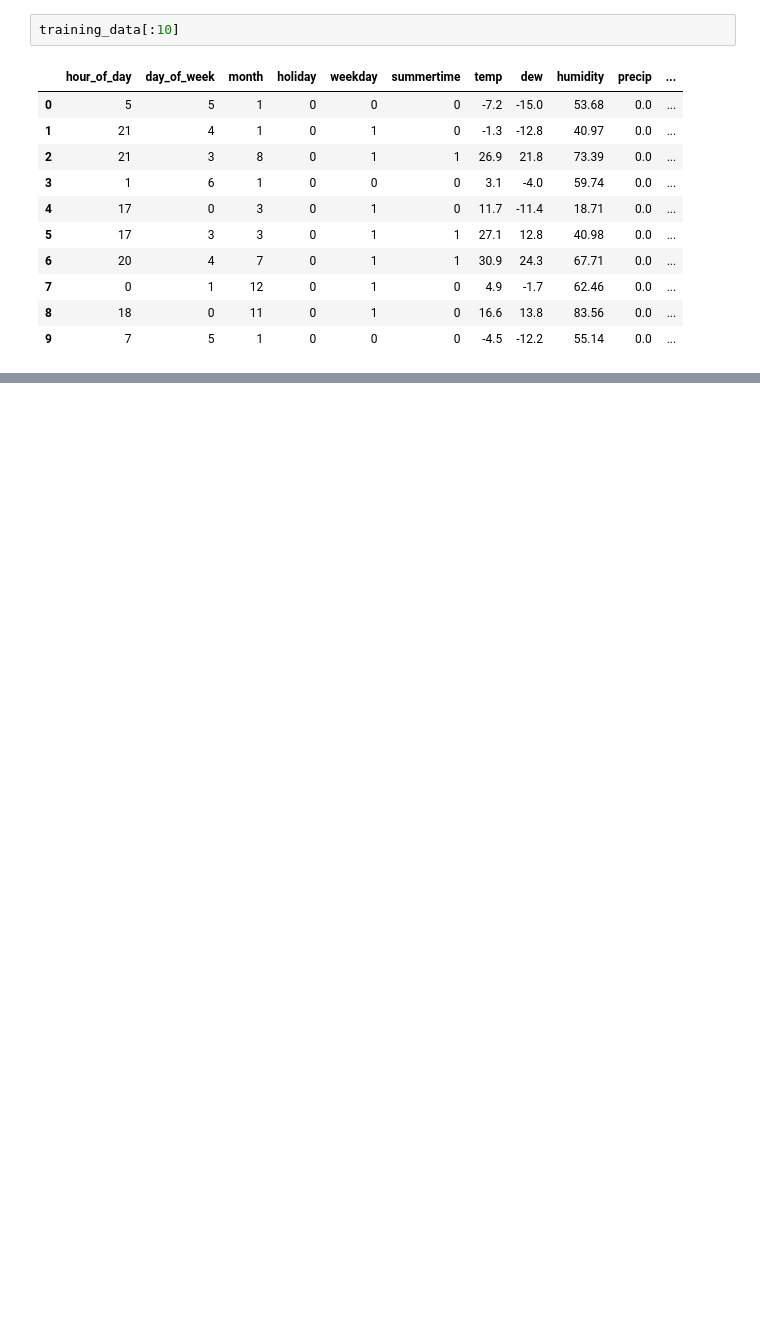
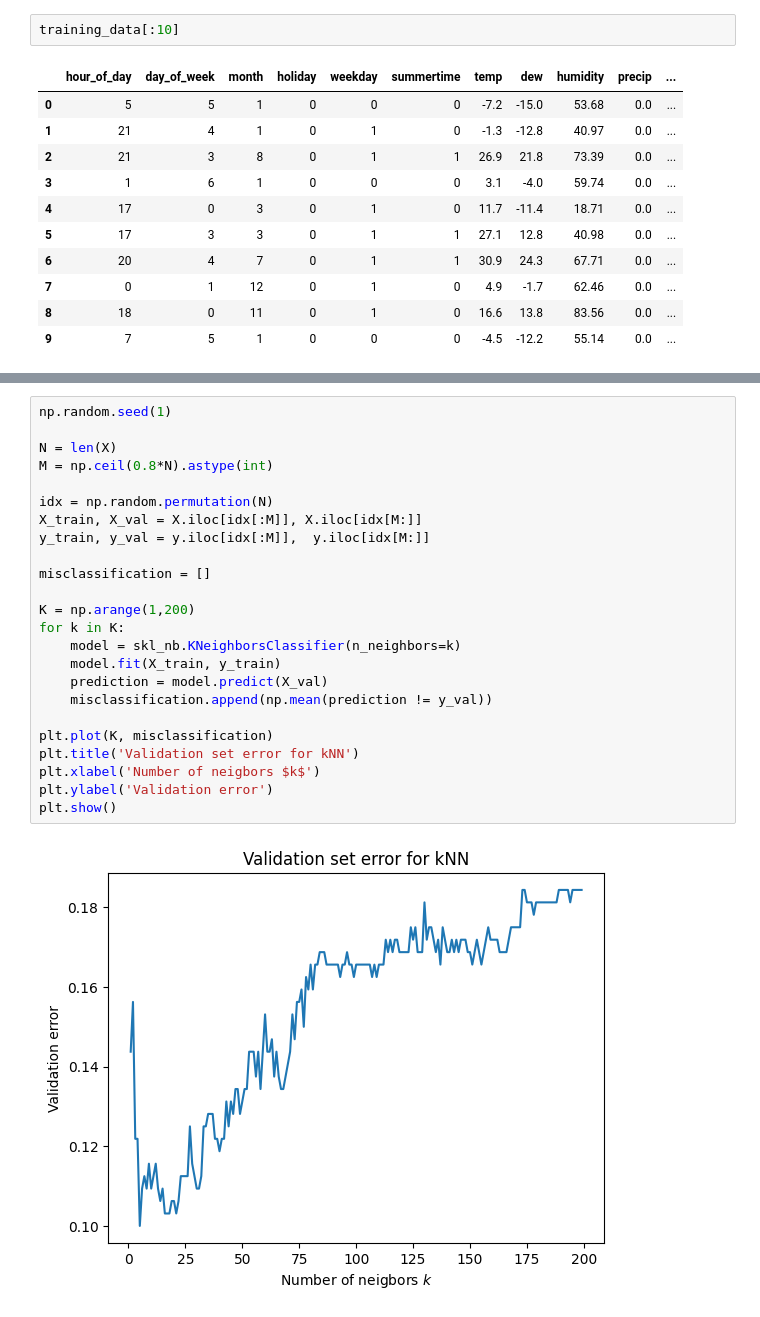
Before and after one commit to sebberendel/machine_learning_project, a Jupyter notebook: notebooks/xtremkarl.ipynb, the cells around one changed output, grey strips where cells are left out. Cells and saved outputs as stored; diff of their text form; blank space fills up the shorter version.

Commit message:
lite cross validation

```diff
--- a/notebooks/xtremkarl.ipynb
+++ b/notebooks/xtremkarl.ipynb
@@ -112,0 +120,26 @@ plt.show()
+# %%
+np.random.seed(1)
+
+N = len(X)
+M = np.ceil(0.8*N).astype(int)
+
+idx = np.random.permutation(N)
+X_train, X_val = X.iloc[idx[:M]], X.iloc[idx[M:]]
+y_train, y_val = y.iloc[idx[:M]],  y.iloc[idx[M:]]
+
+misclassification = []
+
+K = np.arange(1,200)
+for k in K:
+    model = skl_nb.KNeighborsClassifier(n_neighbors=k)
+    model.fit(X_train, y_train)
+    prediction = model.predict(X_val)
+    misclassification.append(np.mean(prediction != y_val))
+
+plt.plot(K, misclassification)
+plt.title('Validation set error for kNN')
+plt.xlabel('Number of neigbors $k$')
+plt.ylabel('Validation error')
+plt.show()
+# %% [output]
+[figure, added]
```
Also changed, not shown: parts of 4 cells of this notebook.
